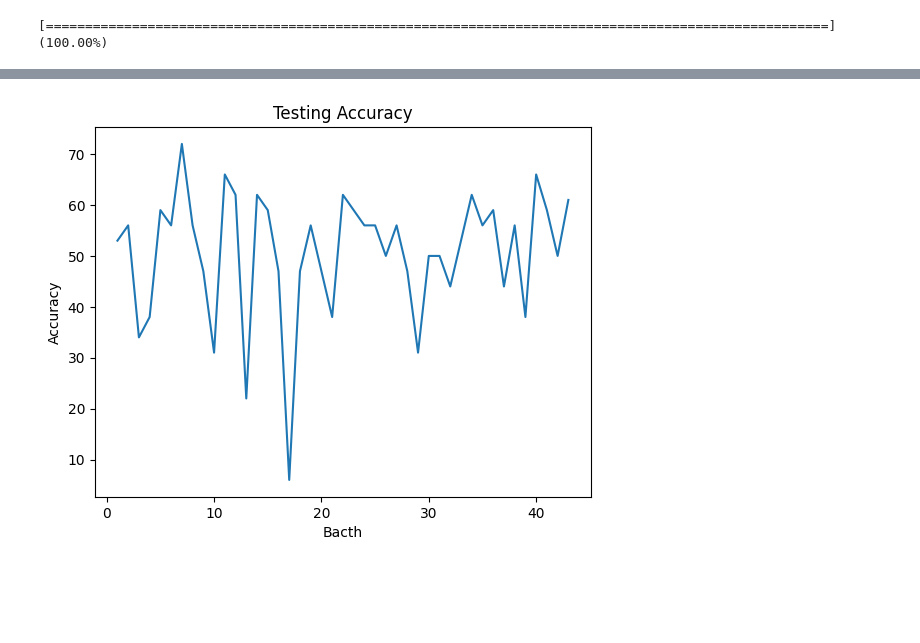
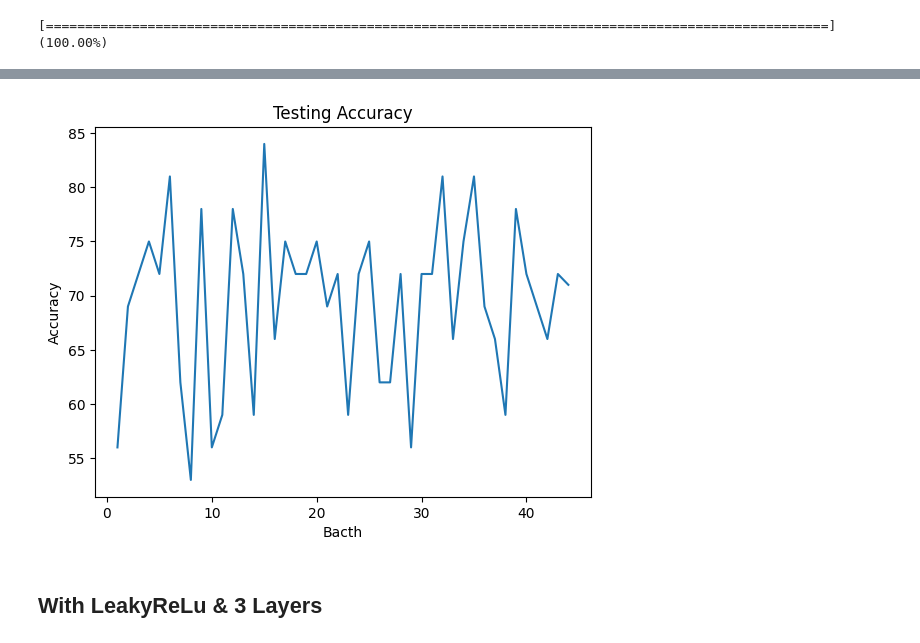
Before and after one commit to marioutiel/TFG, a Jupyter notebook: Models/FCNNs.ipynb, the cells around one changed output, grey strips where cells are left out. Drawn from its saved outputs; the diff is of its cells as text; code cells hidden in the pictures; blank space fills up the shorter version.

Commit message:
Update Models

```diff
--- a/Models/FCNNs.ipynb
+++ b/Models/FCNNs.ipynb
@@ -5,6 +5,9 @@ teams_df = pd.read_excel('train.xlsx')
 current_df = pd.read_excel('test.xlsx')
 # %%
 from sklearn.model_selection import train_test_split
+# %%
+teams_df = teams_df.drop(columns=['Date'])
+current_df = current_df.drop(columns=['Date'])
 # %%
 X = teams_df.drop(columns=['Target'])
 y = teams_df['Target']
@@ -229,22 +237,22 @@ class BinaryFCNN2(nn.Module):
 
         return x
 # %%
-model = BinaryFCNN2(X_train.shape[1])
+model2 = BinaryFCNN2(X_train.shape[1])
 criterion = nn.BCELoss()
-optimizer = optim.Adam(model.parameters(), lr=lr)
+optimizer = optim.Adam(model2.parameters(), lr=lr)
 exp_lr_scheduler = optim.lr_scheduler.StepLR(optimizer, step_size=15, gamma=0.1)
 # %%
-history = {'train': {'Loss': [], 'Accuracy': []},
+history2 = {'train': {'Loss': [], 'Accuracy': []},
            'val': {'Loss': [], 'Accuracy': []}}
 
 print(f'[{" "*n_epochs}] ({0:.2f}%)', end='\r')
 for epoch in range(1, n_epochs+1):
     for phase in ['train', 'val']:
         if phase == 'train':
-            model.train()
+            model2.train()
 
         else:
-            model.eval()
+            model2.eval()
 
         epoch_loss = 0
         epoch_acc = 0
@@ -253,7 +261,7 @@ for epoch in range(1, n_epochs+1):
             optimizer.zero_grad()
 
             with torch.set_grad_enabled(phase == 'train'):
-                y_pred = model(X_batch)
+                y_pred = model2(X_batch)
 
                 loss = criterion(y_pred, y_batch.unsqueeze(1))
                 acc = binary_acc(y_pred, y_batch.unsqueeze(1))
@@ -270,9 +278,9 @@ for epoch in range(1, n_epochs+1):
             exp_lr_scheduler.step()
 
         hist_loss = epoch_loss/len(training_loaders[phase])
-        history[phase]['Loss'].append(hist_loss)
+        history2[phase]['Loss'].append(hist_loss)
         hist_acc = epoch_acc/len(training_loaders[phase])
-        history[phase]['Accuracy'].append(hist_acc)
+        history2[phase]['Accuracy'].append(hist_acc)
 
     print(f'[{"="*(epoch)}{" "*(n_epochs-epoch)}] ({((epoch)/n_epochs)*100:.2f}%)', end='\r')
 # %% [output]
@@ -300,18 +308,18 @@ plt.show()
 # %%
-model.eval()
-test_losses, test_accs = [], []
+model2.eval()
+test_losses2, test_accs2 = [], []
 with torch.no_grad():
     for inputs, labels in test_loader:
-        outputs = model(inputs)
+        outputs = model2(inputs)
 
         test_loss = criterion(outputs, labels.unsqueeze(1))
         test_acc = binary_acc(outputs, labels.unsqueeze(1))
 
-        test_losses.append(test_loss.item())
-        test_accs.append(test_acc.item())
+        test_losses2.append(test_loss.item())
+        test_accs2.append(test_acc.item())
 
-avg_test_loss = sum(test_losses) / len(test_losses)
-avg_test_acc = sum(test_accs) / len(test_accs)
-print(f"Average Test Loss: {avg_test_loss}")
-print(f"Average Test Accuracy: {avg_test_acc}")
+avg_test_loss2 = sum(test_losses2) / len(test_losses2)
+avg_test_acc2 = sum(test_accs2) / len(test_accs2)
+print(f"Average Test Loss: {avg_test_loss2}")
+print(f"Average Test Accuracy: {avg_test_acc2}")
 # %% [output]
@@ -320,8 +331,10 @@ Average Test Accuracy: 50.674418604651166
 # %%
-plt.plot(range(1, len(test_accs)+1), test_accs)
+plt.plot(range(1, len(test_accs2)+1), test_accs2)
 plt.title('Testing Accuracy')
 plt.xlabel('Bacth')
 plt.ylabel('Accuracy')
 plt.show()
 # %% [output]
-[figure, old version]
+[figure, new version]
+# %% [markdown]
+## With LeakyReLu & 3 Layers
```
Also changed, not shown: parts of 31 cells of this notebook, 49 other files.
